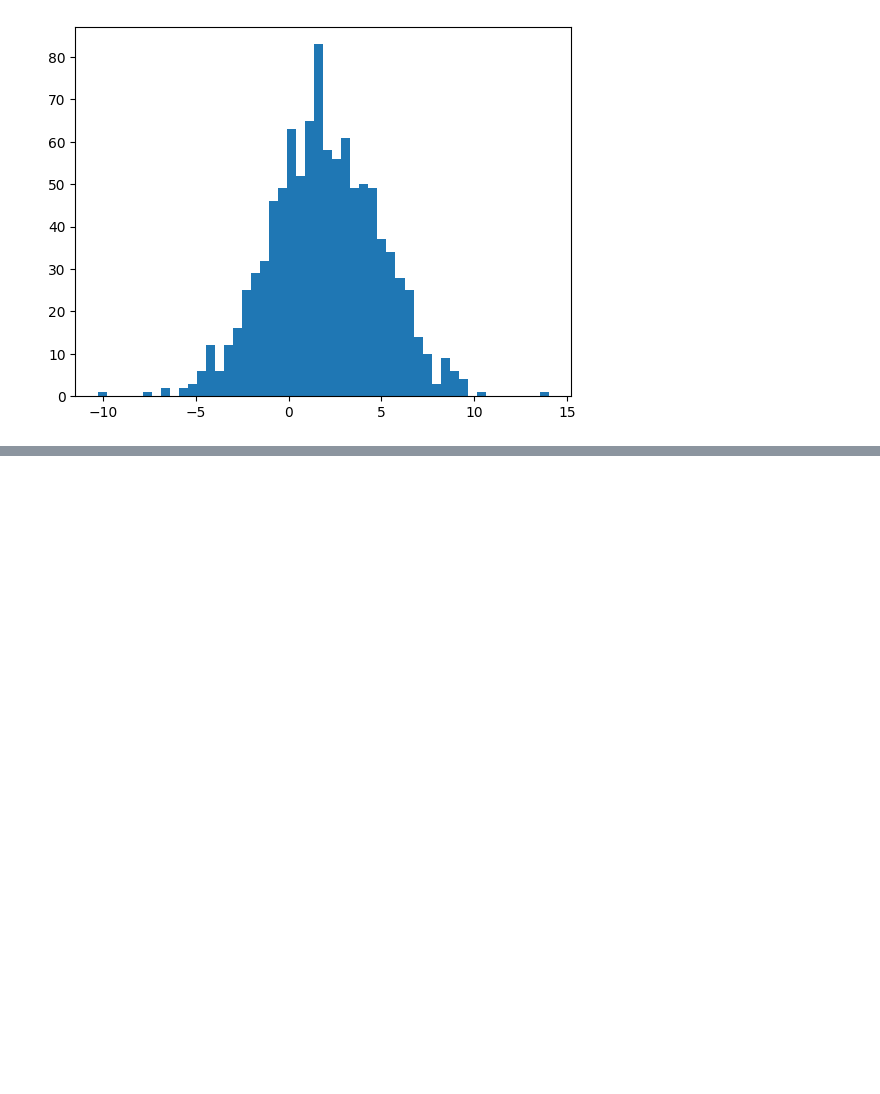
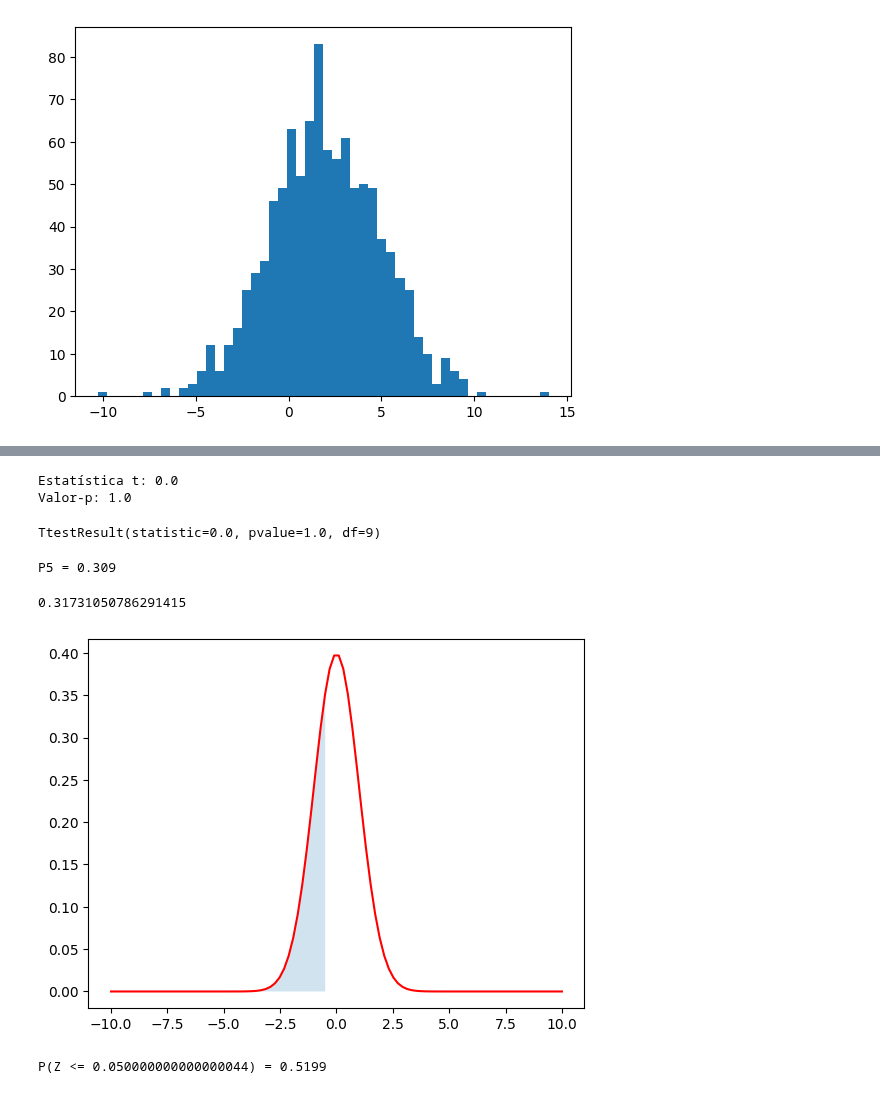
Before and after one commit to albertoakel/EBAC, a Jupyter notebook: notebook/Revisão_estatistica.ipynb, the cells around one changed output, grey strips where cells are left out. Drawn from its saved outputs; the diff is of its cells as text; code cells hidden in the pictures; blank space fills up the shorter version.

```diff
--- a/notebook/Revisão_estatistica.ipynb
+++ b/notebook/Revisão_estatistica.ipynb
@@ -114,0 +210,73 @@ Média (Amostraa): 0.244, Desvio Padrão (Amostra): 2.197
+# %%
+# Valor de referência
+valor_referencia = 7.0
+notas = [6.5, 7.2, 6.8, 7.5, 6.9, 7.1, 6.7, 7.4, 6.6, 7.3]
+# Realizar o teste t para uma amostra
+resultado = stats.ttest_1samp(notas, valor_referencia)
+
+# Exibir o resultado
+print("Estatística t:", resultado.statistic)
+print("Valor-p:", resultado.pvalue)
+resultado
+# %% [output]
+Estatística t: 0.0
+Valor-p: 1.0
+TtestResult(statistic=0.0, pvalue=1.0, df=9)
+# %%
+import numpy as np
+from scipy.stats import norm
+import matplotlib.pyplot as plt
+#fig, ax = plt.subplots(1, 1)
+x = np.linspace(-10,10, 100)
+y=norm.pdf(x)
+plt.plot(x,y,'r-')
+
+
+sig=1
+
+mu=0
+xo=np.linspace(-10,-0.5,1000000)
+y5=norm.pdf(xo)
+p_valeu=1-norm.cdf(0)
+p5=integrate.simpson(y5,x=xo);
+print(f"P5 = {p5:.3f}")
+#plt.plot(xo,y5)
+plt.fill_between(xo,y5,alpha=0.2)
+p_valeu=1-norm.cdf(1)
+2*p_valeu
+# %% [output]
+P5 = 0.309
+0.31731050786291415
+[figure, added]
+# %%
+import numpy as np
+
+# Função PDF da distribuição normal padrão
+def pdf_normal(z):
+    return (1 / np.sqrt(2 * np.pi)) * np.exp(-z**2 / 2)
+
+# Função para calcular a integral usando a regra de Simpson
+def simpson(f, a, b, n):
+    if n % 2 != 0:
+        raise ValueError("O número de subintervalos (n) deve ser par.")
+
+    h = (b - a) / n
+    x = np.linspace(a, b, n+1)
+    y = f(x)
+
+    integral = (h / 3) * (y[0] + 4 * np.sum(y[1:-1:2]) + 2 * np.sum(y[2:-2:2]) + y[-1])
+    return integral
+
+# Função para calcular a CDF da distribuição normal padrão
+def cdf_normal(z, n=1000):
+    if z < 0:
+        return 0.5 - simpson(pdf_normal, z, 0, n)
+    else:
+        return 0.5 + simpson(pdf_normal, 0, z, n)
+
+# Exemplo de uso
+z = 1-0.95  # Valor de Z para calcular a CDF
+cdf_z = cdf_normal(z)
+print(f"P(Z <= {z}) = {cdf_z:.4f}")
+# %% [output]
+P(Z <= 0.050000000000000044) = 0.5199
```
Also changed, not shown: parts of 5 cells of this notebook.
